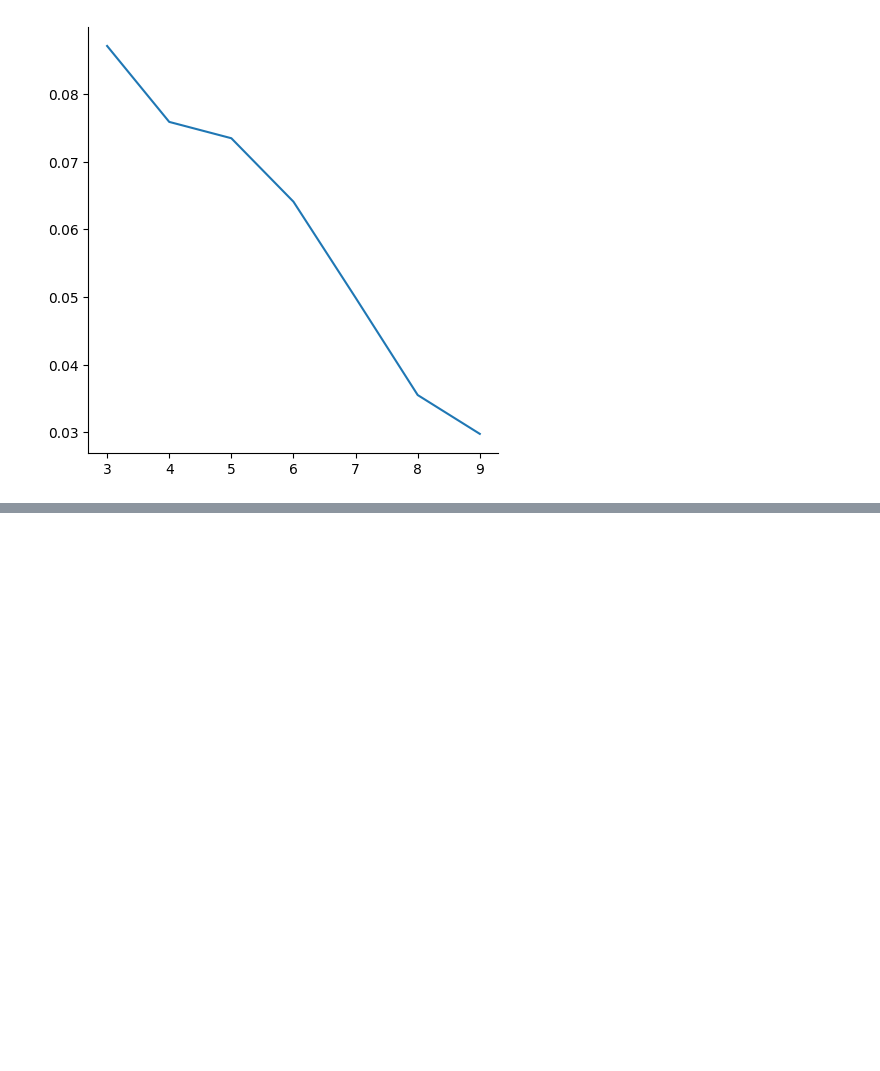
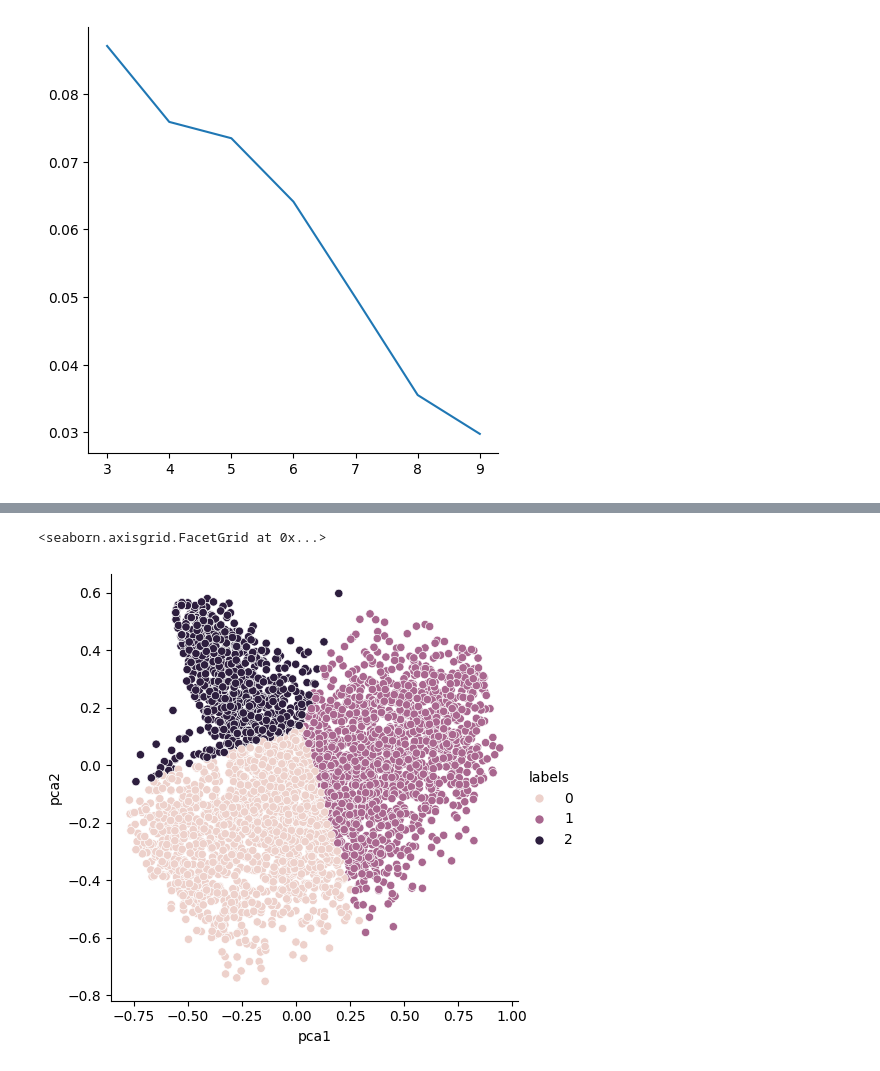
Before and after one commit to lusm554/kaggle_competitions, a Jupyter notebook: problematic-internet-use/fill_missing_target.ipynb, the cells around one changed output, grey strips where cells are left out. Cells and saved outputs as stored; diff of their text form; code cells hidden in the pictures; blank space fills up the shorter version.

Commit message:
kmeans + pca 2 + plot

```diff
--- a/problematic-internet-use/fill_missing_target.ipynb
+++ b/problematic-internet-use/fill_missing_target.ipynb
@@ -64,12 +64,12 @@ cat_cols = X.select_dtypes(include='object').columns.tolist()
 num_cols = X.select_dtypes(include='number').columns.tolist()
 # %%
 numeric_transormer = Pipeline(steps=[
-    ('imputer', SimpleImputer(strategy='median')),
-    # ('imputer', SimpleImputer(strategy='constant', fill_value=-999)),
+    # ('imputer', SimpleImputer(strategy='median')),
+    ('imputer', SimpleImputer(strategy='constant', fill_value=-999)),
 ])
 category_transormer = Pipeline(steps=[
-    ('imputer', SimpleImputer(strategy='most_frequent')),
-    # ('imputer', SimpleImputer(strategy='constant', fill_value='missing')),
+    # ('imputer', SimpleImputer(strategy='most_frequent')),
+    ('imputer', SimpleImputer(strategy='constant', fill_value='missing')),
     ('encoder', OrdinalEncoder()),
 ])
 cols_transformer = ColumnTransformer(transformers=[
@@ -202,3 +202,8 @@ sns.relplot(x=range(3,10), y=silhouette, kind='line')
 # %% [output]
 <seaborn.axisgrid.FacetGrid at 0x...>
 [figure]
+# %%
+cluster = MiniBatchKMeans(n_clusters=3, random_state=random_state)
+train_pca['labels'] = cluster.fit_predict(train_pca)
+train_pca['sii'] = y.astype(int)
+train_pca
@@ -204,0 +241,5 @@ sns.relplot(x=range(3,10), y=silhouette, kind='line')
+# %%
+sns.relplot(train_pca, x='pca1', y='pca2', kind='scatter', hue='labels')
+# %% [output]
+<seaborn.axisgrid.FacetGrid at 0x...>
+[figure, added]
```
Also changed, not shown: parts of 7 cells of this notebook.
